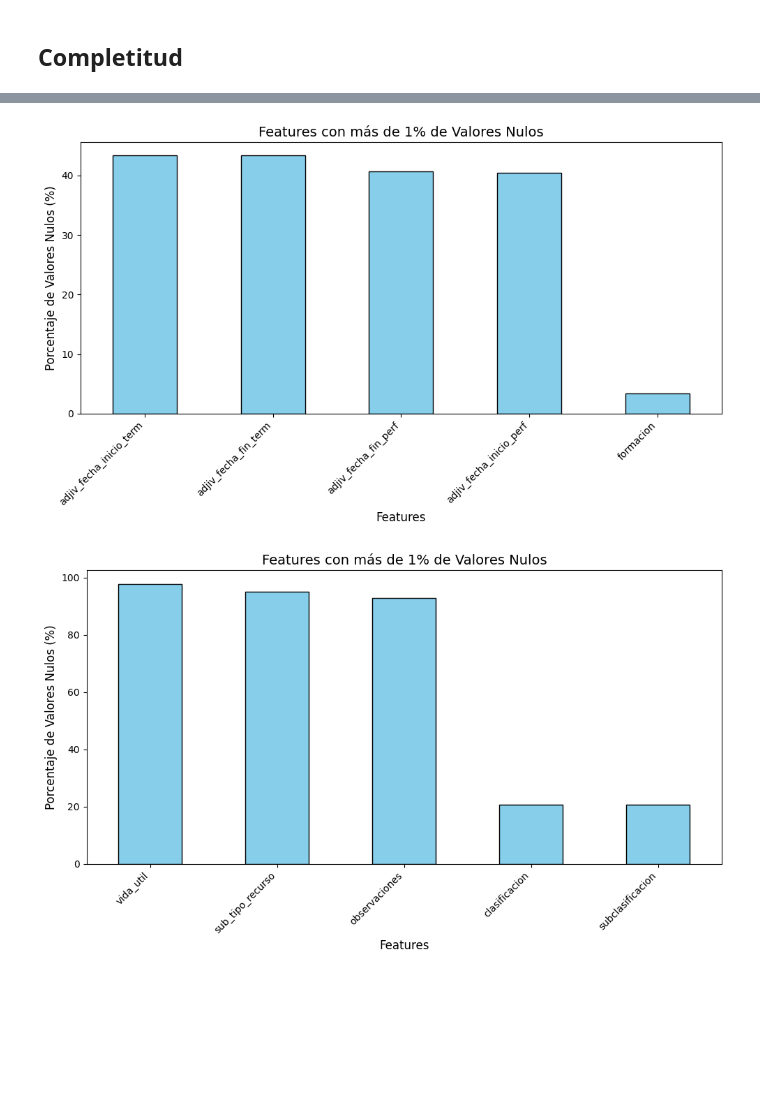
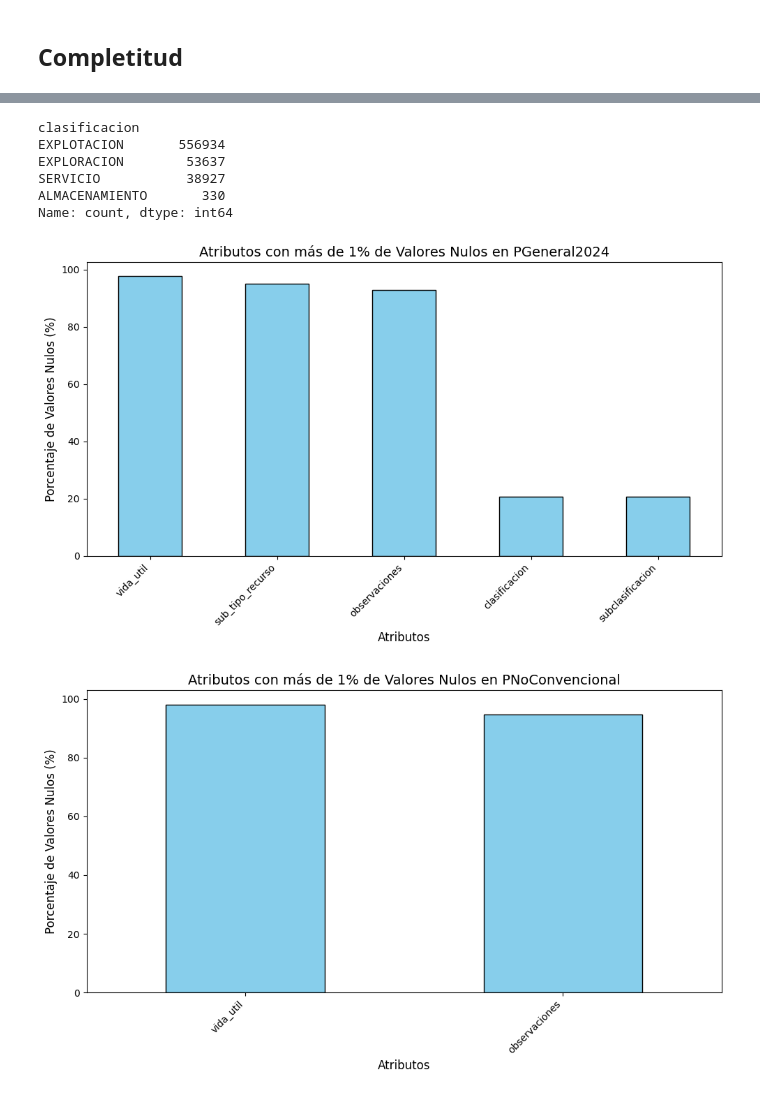
Before and after one commit to Nicopiwi/tps-calidad-de-datos, a Jupyter notebook: tp2/perfilado.ipynb, the cells around one changed output, grey strips where cells are left out. Drawn from its saved outputs; the diff is of its cells as text; code cells hidden in the pictures; blank space fills up the shorter version.

```diff
--- a/tp2/perfilado.ipynb
+++ b/tp2/perfilado.ipynb
@@ -260,29 +422,37 @@ Error:
+# %%
+df_pozos_general_2024["clasificacion"].value_counts()
+# %% [output]
+clasificacion
+EXPLOTACION       556934
+EXPLORACION        53637
+SERVICIO           38927
+ALMACENAMIENTO       330
+Name: count, dtype: int64
 # %%
-
-null_percentages = df_pozos_cap4.isnull().mean() * 100
+null_percentages = df_pozos_general_2024.isnull().mean() * 100
 top_nulls = null_percentages[null_percentages > 1].sort_values(ascending=False).head()
 
 plt.figure(figsize=(10, 6))
 top_nulls.plot(kind='bar', color='skyblue', edgecolor='black')
-plt.title('Atributos con más de 1% de Valores Nulos', fontsize=14)
+plt.title('Atributos con más de 1% de Valores Nulos en PGeneral2024', fontsize=14)
 plt.xlabel('Atributos', fontsize=12)
 plt.ylabel('Porcentaje de Valores Nulos (%)', fontsize=12)
 plt.xticks(rotation=45, ha='right')
 plt.tight_layout()
 plt.show()
 # %% [output]
-[figure, old version]
+[figure, new version]
 # %%
-null_percentages = df_pozos_general_2024.isnull().mean() * 100
+null_percentages = df_pozos_noconvencional.isnull().mean() * 100
 top_nulls = null_percentages[null_percentages > 1].sort_values(ascending=False).head()
 
 plt.figure(figsize=(10, 6))
 top_nulls.plot(kind='bar', color='skyblue', edgecolor='black')
-plt.title('Atributos con más de 1% de Valores Nulos', fontsize=14)
+plt.title('Atributos con más de 1% de Valores Nulos en PNoConvencional', fontsize=14)
 plt.xlabel('Atributos', fontsize=12)
 plt.ylabel('Porcentaje de Valores Nulos (%)', fontsize=12)
 plt.xticks(rotation=45, ha='right')
 plt.tight_layout()
 plt.show()
 # %% [output]
-[figure, old version]
+[figure, new version]
```
Also changed, not shown: parts of 17 cells of this notebook.
